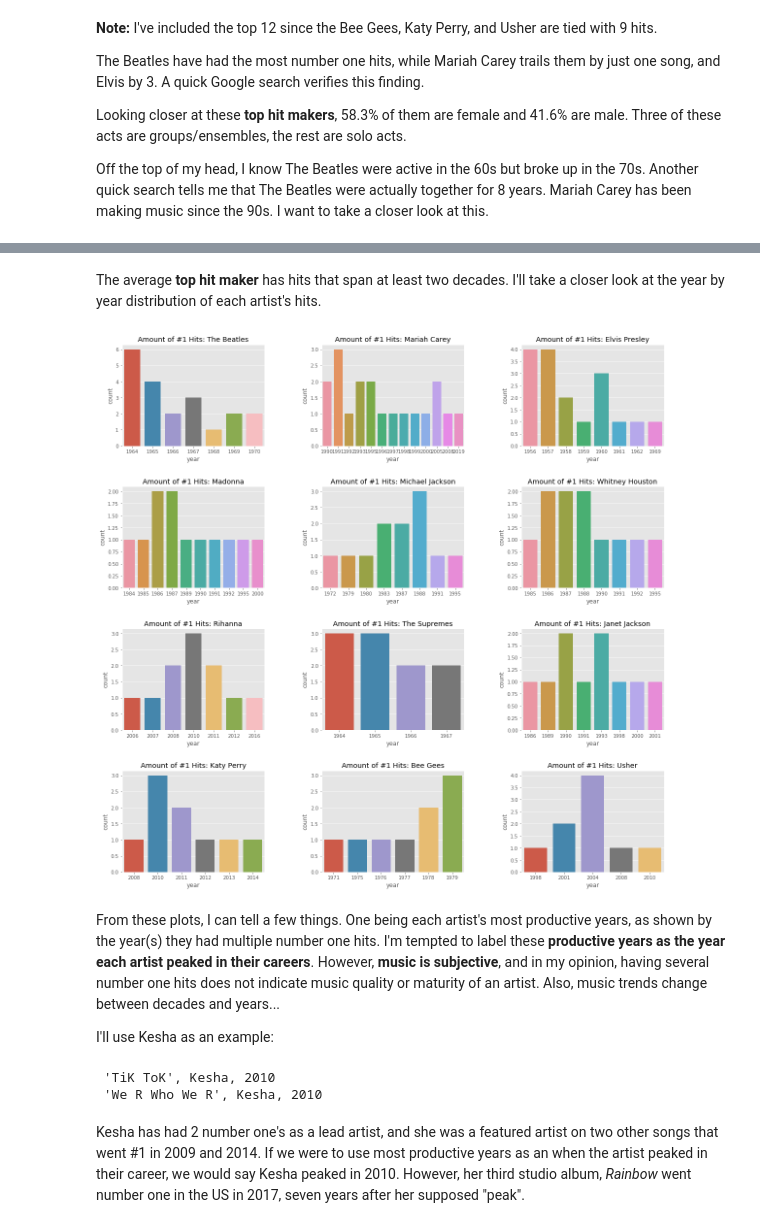
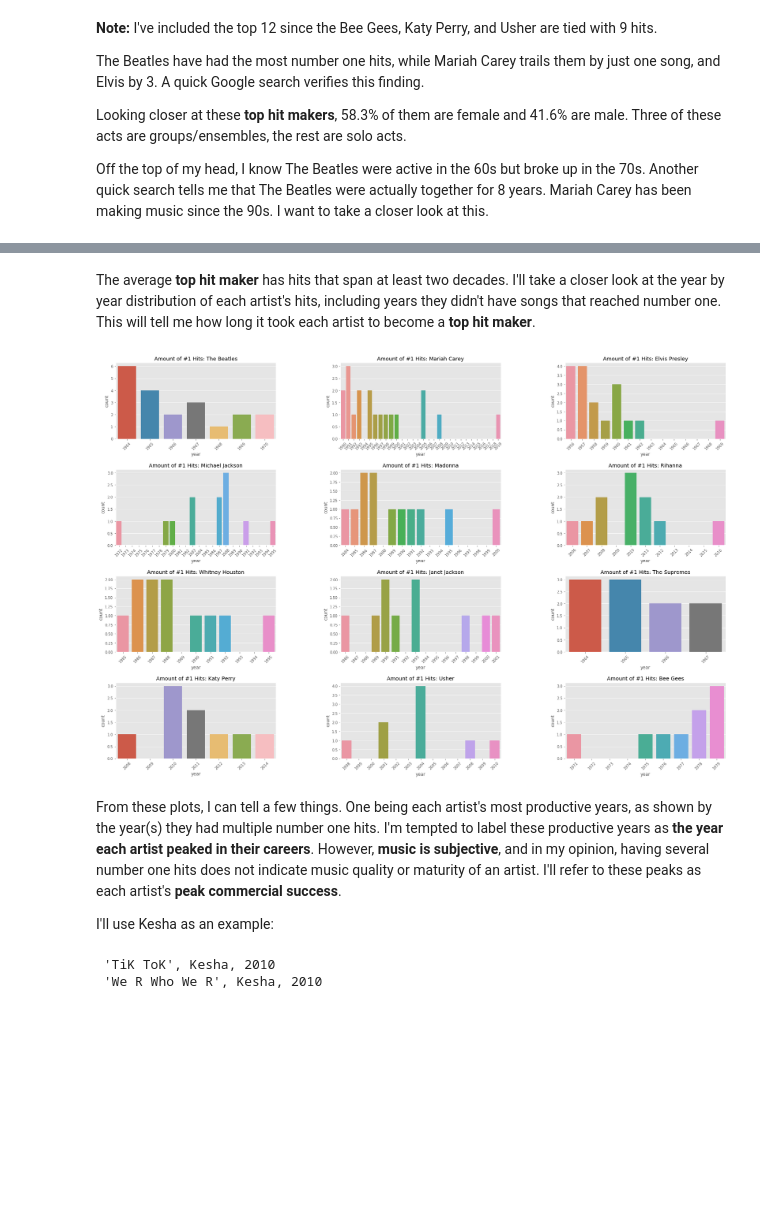
Before and after one commit to d-alvear/Analyzing-Music-by-Decade, a Jupyter notebook: notebooks/7-data-exploration.ipynb, the cells around one changed output, grey strips where cells are left out. Drawn from its saved outputs; the diff is of its cells as text; code cells hidden in the pictures; blank space fills up the shorter version.

Commit message:
more background and summarizing comparisons between top hit makers

```diff
--- a/notebooks/7-data-exploration.ipynb
+++ b/notebooks/7-data-exploration.ipynb
@@ -161,12 +161,19 @@ Looking closer at these __top hit makers__, 58.3% of them are female and 41.6% a
 Off the top of my head, I know The Beatles were active in the 60s but broke up in the 70s. Another quick search tells me that The Beatles were actually together for 8 years. Mariah Carey has been making music since the 90s. I want to take a closer look at this.
 # %%
 # Mariah Carey's data
-sns.countplot(songs[songs['artist_name'] == "Mariah Carey"]['year'])
+fig, ax = plt.subplots(figsize=(10,5))
+data = songs[songs['artist_name'] == "Mariah Carey"]['year']
+sns.countplot(data, order=labels)
+
+labels = list(range(data.values.min(),data.values.max()+1))
+plt.xticks(rotation=45)
 plt.title("Mariah Carey's #1s By Year")
 plt.show()
 
 # The Beatles' data
+fig, ax = plt.subplots(figsize=(10,5))
 sns.countplot(songs[songs['artist_name'] == "The Beatles"]['year'])
+
 plt.title("The Beatles' #1s By Year")
 plt.show()
 # %% [output]
@@ -208,17 +216,21 @@ Usher had 9 number ones throughout 3 decade(s), including: [1990 2000 2010]
 # %% [markdown]
-The average __top hit maker__ has hits that span at least two decades. I'll take a closer look at the year by year distribution of each artist's hits.
+The average __top hit maker__ has hits that span at least two decades. I'll take a closer look at the year by year distribution of each artist's hits, including years they didn't have songs that reached number one. This will tell me how long it took each artist to become a __top hit maker__.
 # %%
-fig = plt.figure(figsize=(20,20))
+fig = plt.figure(figsize=(30,20))
 fig.subplots_adjust(hspace=0.4, wspace=0.4)
 for i in range(1, 13):
     ax = fig.add_subplot(4, 3, i)
     artist = top_12_artists[i-1]
+
+    data = songs[songs['artist_name'] == artist]['year']
+    labels = list(range(data.values.min(),data.values.max()+1))
     ax.set_title(f"Amount of #1 Hits: {artist}")
-    sns.countplot(songs[songs['artist_name'] == artist]['year'])
+    ax.set_xticklabels(labels, rotation=45)
+    sns.countplot(data, order=labels )
 # %% [output]
-[figure, old version]
+[figure, new version]
 # %% [markdown]
-From these plots, I can tell a few things. One being each artist's most productive years, as shown by the year(s) they had multiple number one hits. I'm tempted to label these __productive years as the year each artist peaked in their careers__. However, __music is subjective__, and in my opinion, having several number one hits does not indicate music quality or maturity of an artist. Also, music trends change between decades and years...
+From these plots, I can tell a few things. One being each artist's most productive years, as shown by the year(s) they had multiple number one hits. I'm tempted to label these productive years as __the year each artist peaked in their careers__. However, __music is subjective__, and in my opinion, having several number one hits does not indicate music quality or maturity of an artist. I'll refer to these peaks as each artist's __peak commercial success__.
 
 I'll use Kesha as an example:
 # %%
@@ -227,5 +239,3 @@ for i, row in songs[songs['artist_name'] == "Kesha"].iterrows():
 # %% [output]
  'TiK ToK', Kesha, 2010
  'We R Who We R', Kesha, 2010
-# %% [markdown]
-Kesha has had 2 number one's as a lead artist, and she was a featured artist on two other songs that went #1 in 2009 and 2014. If we were to use most productive years as an when the artist peaked in their career, we would say Kesha peaked in 2010. However, her third studio album, _Rainbow_ went number one in the US in 2017, seven years after her supposed "peak".
```
Also changed, not shown: parts of 7 cells of this notebook.
